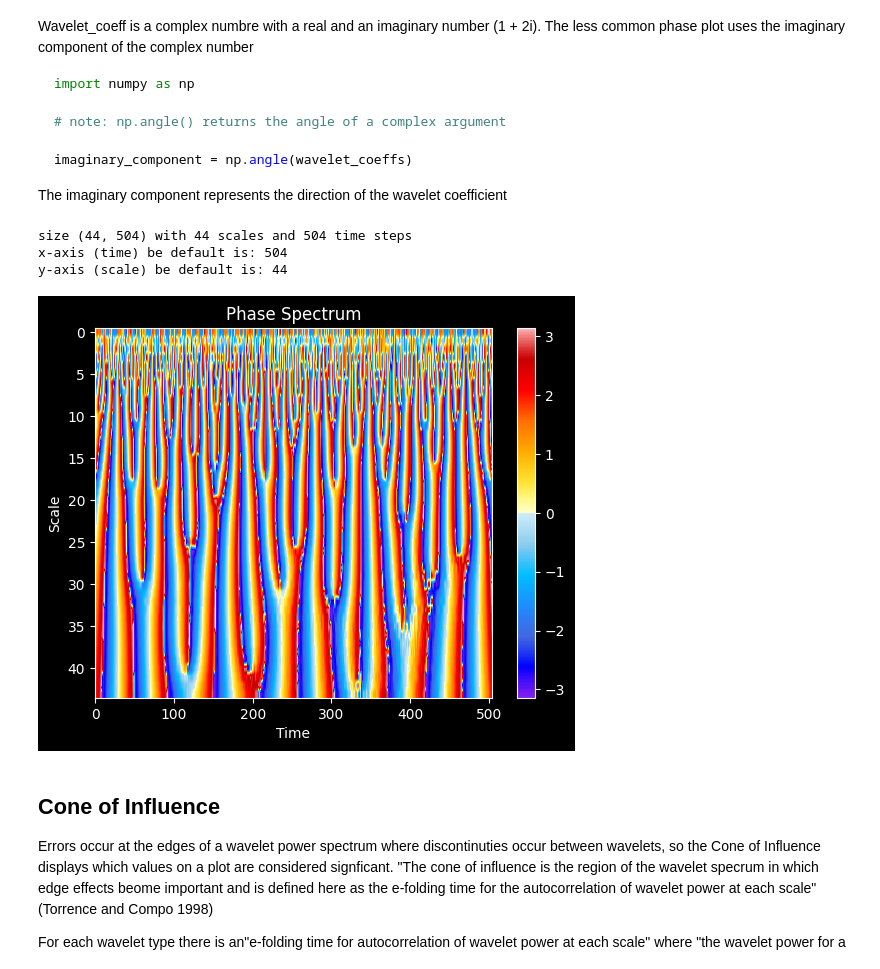
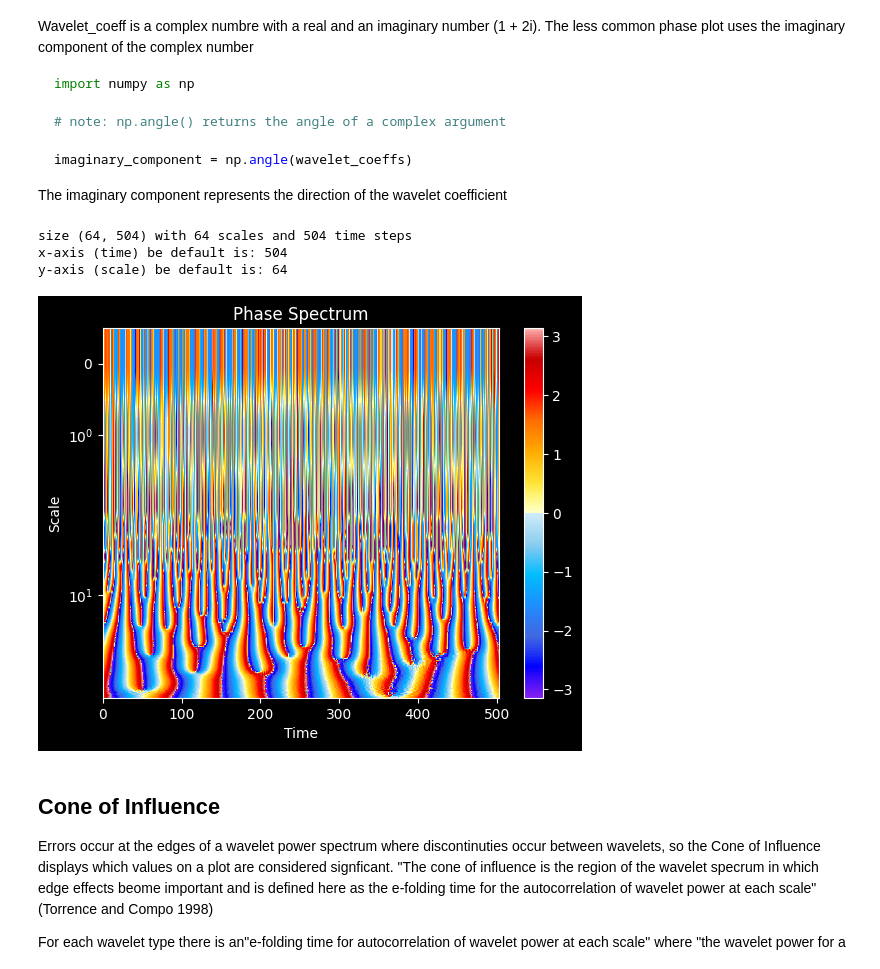
Before and after one commit to cyschneck/wavelet-tutorial, a Jupyter notebook: wavelet_nino.ipynb, the cells around one changed output. Cells and saved outputs as stored; diff of their text form; code cells hidden in the pictures.

```diff
--- a/wavelet_nino.ipynb
+++ b/wavelet_nino.ipynb
@@ -215,47 +123,39 @@ The imaginary component represents the direction of the wavelet coefficient
 wavelet_mother = "cmor1.5-1.0" # Morlet in Torrence/Compo cooresponds to cmor in PyWavelets -> https://github.com/PyWavelets/pywt/issues/522#issuecomment-539227912
 
 dt = 0.25 # sampling period (time between each y-value)
 s0 = 0.25 # smallest scale
 dj = 0.25 # spacing between discrete scales
 n = len(sst_data)
-jtot = 44
-# npad = 1024 # pad with extra zeros (TODO)
-# noise = 1 # test vs. red noise (TODO: no current implementation)
+jtot = 64
 scales = np.arange(1, jtot+1)
 wavelet_coeffs, freqs = pywt.cwt(data=sst_data,
                                  scales=scales,
-                                 wavelet=wavelet_mother,
-                                 sampling_period=dt)
+                                 wavelet=wavelet_mother)
 
 # Shape of wavelet transform
 print(f"size {wavelet_coeffs.shape} with {wavelet_coeffs.shape[0]} scales and {wavelet_coeffs.shape[1]} time steps")
 print(f"x-axis (time) be default is: {wavelet_coeffs.shape[1]}")
 print(f"y-axis (scale) be default is: {wavelet_coeffs.shape[0]}")
 
 # Plot scalogram
 fig, ax = plt.subplots()
 plt.style.use('dark_background')
-#data = np.arctan(np.imag(wavelet_coeffs)/abs(wavelet_coeffs))
 data = np.angle(wavelet_coeffs)
 
-# warning for non-postive int
-#ax.set_yscale("log", base=2)
-#import warnings
-#warnings.filterwarnings('ignore')
-
+ax.set_yscale("symlog")
 plt.title("Phase Spectrum")
 plt.xlabel("Time")
 plt.ylabel("Scale")
 plt.imshow(data,
            vmax=(data).max(), vmin=(data).min(),
            cmap=cmaps.ncl_default, aspect="auto")
 plt.colorbar()
 plt.show()
 # %% [output]
-size (44, 504) with 44 scales and 504 time steps
+size (64, 504) with 64 scales and 504 time steps
 x-axis (time) be default is: 504
-y-axis (scale) be default is: 44
+y-axis (scale) be default is: 64
-[figure, old version]
+[figure, new version]
 # %% [markdown]
 ## Cone of Influence
 
```
Also changed, not shown: parts of 8 cells of this notebook.
